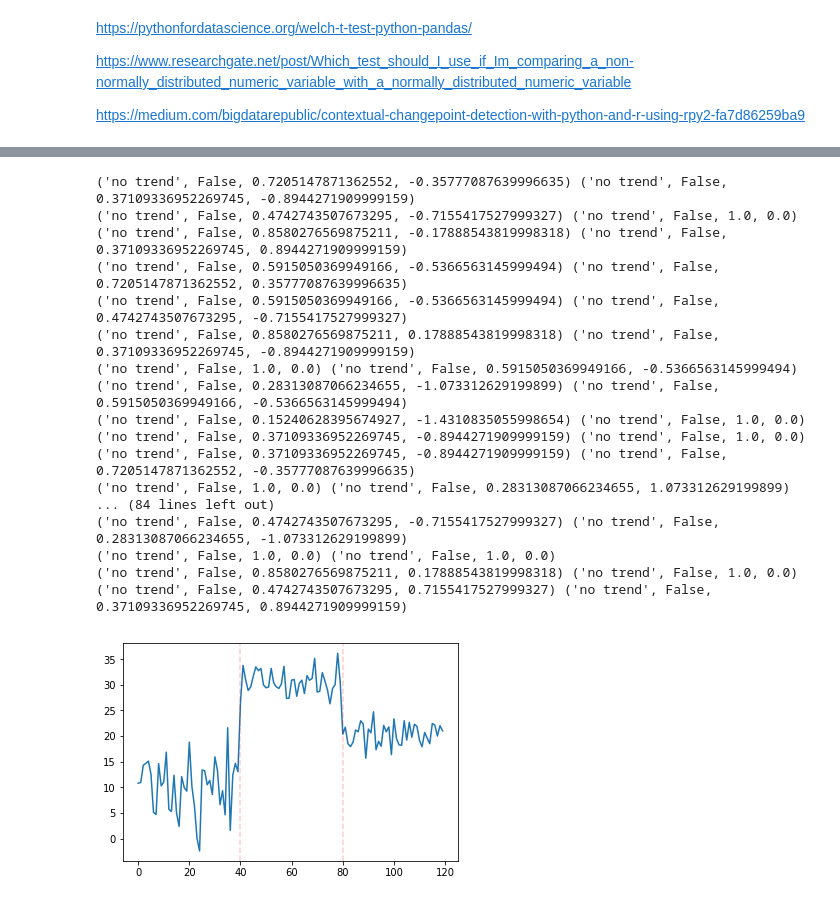
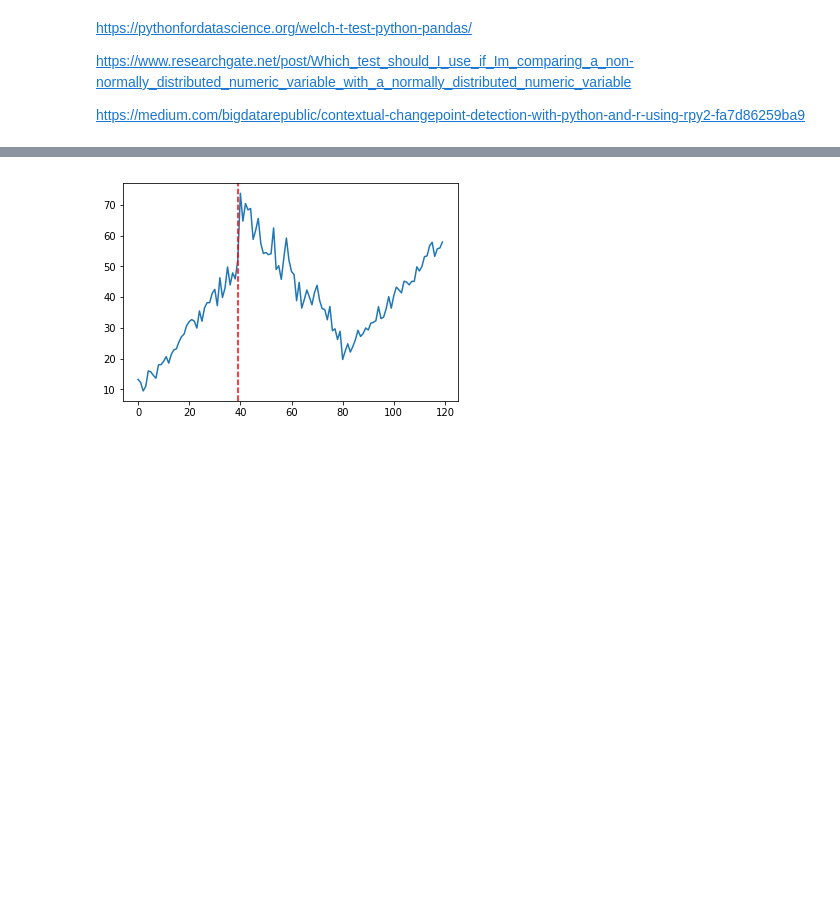
Before and after one commit to ciortanmadalina/modality_tests, a Jupyter notebook: Outlier based change point detection.ipynb, the cells around one changed output, grey strips where cells are left out. Saved outputs shown, nothing was run; the diff lists cells and outputs as text; code cells hidden in the pictures; blank space fills up the shorter version.

```diff
--- a/Outlier based change point detection.ipynb
+++ b/Outlier based change point detection.ipynb
@@ -13,0 +174,8 @@ https://medium.com/bigdatarepublic/contextual-changepoint-detection-with-python-
+# %%
+n = 40
+data = np.concatenate( [
+    np.random.normal(10, 4, n),
+    np.random.normal(30, 2, n),
+    np.random.normal(20, 3, n)])
+
+plt.plot(data)
@@ -13,0 +185,5 @@ https://medium.com/bigdatarepublic/contextual-changepoint-detection-with-python-
+# %%
+points = getChangePoints(data)
+plt.plot(data)
+for i in points:
+    plt.axvline(x = i, c ='red', linestyle='--', alpha = 0.2)
@@ -14,16 +194,12 @@ https://medium.com/bigdatarepublic/contextual-changepoint-detection-with-python-
 # %%
 n=40
-# data = np.concatenate( [
-#     np.random.normal(10, 2, n) + np.arange(n),
-#     np.random.normal(30, 4, n) + np.arange(n)[::-1],
-#     np.random.normal(20, 2, n) + + np.arange(n)])
-
 data = np.concatenate( [
-    np.random.normal(10, 4, n),
-    np.random.normal(30, 2, n),
-    np.random.normal(20, 2, n)])
+    np.random.normal(10, 2, n) + np.arange(n),
+    np.random.normal(30, 4, n) + np.arange(n)[::-1],
+    np.random.normal(20, 2, n) + + np.arange(n)])
 diff = pd.Series(data).diff().dropna().values
-plt.plot(data)
 plt.figure()
-plt.plot(diff)
+plt.plot(data, label = 'original')
+plt.plot(diff, label = 'diff')
+plt.legend()
 # %% [output]
@@ -33,3 +208,3 @@ plt.plot(diff)
 # %%
-points = getChangePointsOneSample(data, test_method= ttest_onesample,plot=True)
+points = getChangePointsOneSample(diff, test_method= ttest_onesample,plot=True)
 # %% [output]
@@ -39,23 +212,7 @@ points = getChangePointsOneSample(data, test_method= ttest_onesample,plot=True)
 # %%
+plt.figure()
 plt.plot(data)
-for i in getChangePoints(data):
-    plt.axvline(x = i, c ='red', linestyle='--', alpha = 0.2)
+for i in points:
+    plt.axvline(x = i, c ='red', linestyle='--')
 # %% [output]
-('no trend', False, 0.7205147871362552, -0.35777087639996635) ('no trend', False, 0.37109336952269745, -0.8944271909999159)
-('no trend', False, 0.4742743507673295, -0.7155417527999327) ('no trend', False, 1.0, 0.0)
-('no trend', False, 0.8580276569875211, -0.17888543819998318) ('no trend', False, 0.37109336952269745, 0.8944271909999159)
-('no trend', False, 0.5915050369949166, -0.5366563145999494) ('no trend', False, 0.7205147871362552, 0.35777087639996635)
-('no trend', False, 0.5915050369949166, -0.5366563145999494) ('no trend', False, 0.4742743507673295, -0.7155417527999327)
-('no trend', False, 0.8580276569875211, 0.17888543819998318) ('no trend', False, 0.37109336952269745, -0.8944271909999159)
-('no trend', False, 1.0, 0.0) ('no trend', False, 0.5915050369949166, -0.5366563145999494)
-('no trend', False, 0.28313087066234655, -1.073312629199899) ('no trend', False, 0.5915050369949166, -0.5366563145999494)
-('no trend', False, 0.15240628395674927, -1.4310835055998654) ('no trend', False, 1.0, 0.0)
-('no trend', False, 0.37109336952269745, -0.8944271909999159) ('no trend', False, 1.0, 0.0)
-('no trend', False, 0.37109336952269745, -0.8944271909999159) ('no trend', False, 0.7205147871362552, -0.35777087639996635)
-('no trend', False, 1.0, 0.0) ('no trend', False, 0.28313087066234655, 1.073312629199899)
-... (84 lines left out)
-('no trend', False, 0.4742743507673295, -0.7155417527999327) ('no trend', False, 0.28313087066234655, -1.073312629199899)
-('no trend', False, 1.0, 0.0) ('no trend', False, 1.0, 0.0)
-('no trend', False, 0.8580276569875211, 0.17888543819998318) ('no trend', False, 1.0, 0.0)
-('no trend', False, 0.4742743507673295, 0.7155417527999327) ('no trend', False, 0.37109336952269745, 0.8944271909999159)
-[figure, old version]
+[figure, new version]
```
Also changed, not shown: parts of 17 cells of this notebook.
